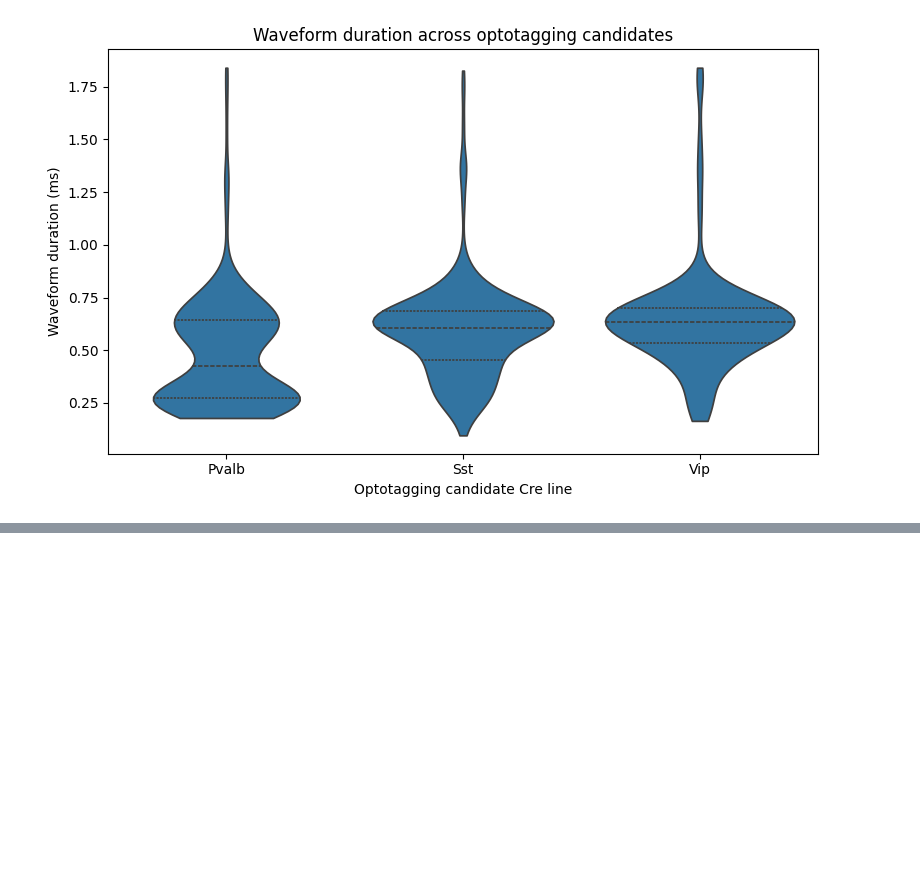
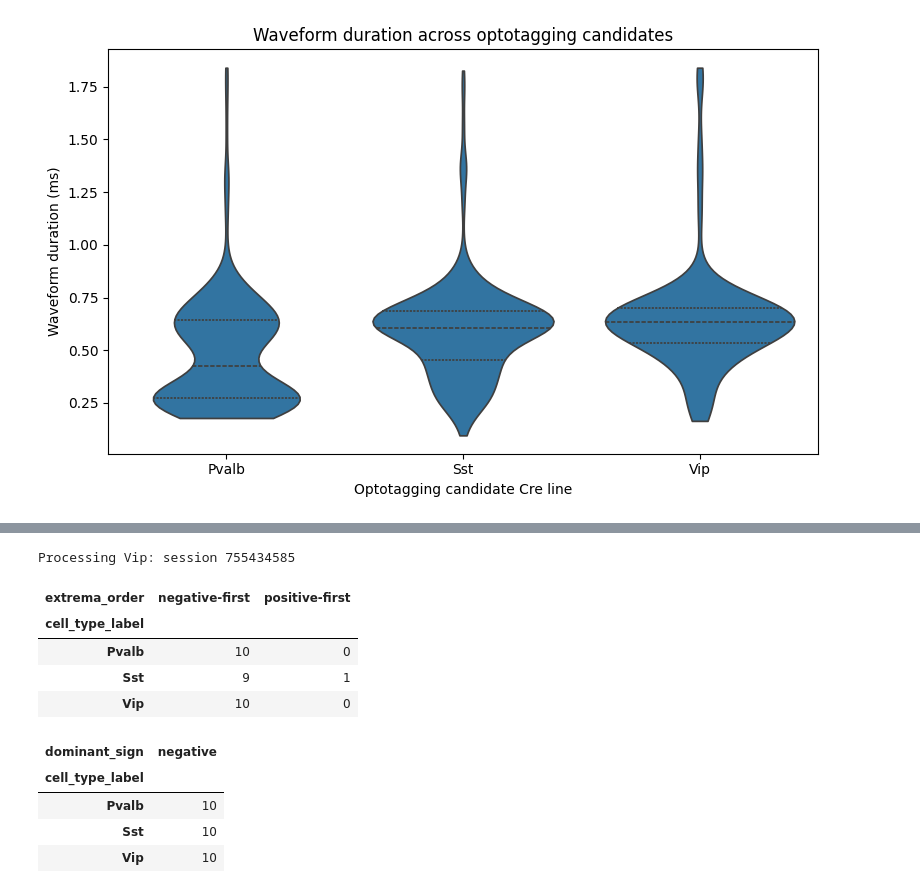
Before and after one commit to KeanuVentura/spikes2slope, a Jupyter notebook: waveform.ipynb, the cells around one changed output, grey strips where cells are left out. Saved outputs shown, nothing was run; the diff lists cells and outputs as text; code cells hidden in the pictures; blank space fills up the shorter version.

```diff
--- a/waveform.ipynb
+++ b/waveform.ipynb
@@ -259,0 +262,69 @@ plt.show()
+# %%
+
+import numpy as np
+import pandas as pd
+
+polarity_results = []
+rng = np.random.default_rng(42)
+
+for cell_type in ["Pvalb", "Sst", "Vip"]:
+    candidates = tagged[
+        tagged["cell_type_label"] == cell_type
+    ]
+
+    # Choose the session with the most candidates.
+    session_id = int(
+        candidates["ecephys_session_id"].value_counts().idxmax()
+    )
+
+    sample = candidates[
+        candidates["ecephys_session_id"] == session_id
+    ].sample(n=10, random_state=42)
+
+    print(f"Processing {cell_type}: session {session_id}", flush=True)
+    session = cache.get_session_data(session_id)
+
+    for _, unit in sample.iterrows():
+        unit_id = int(unit["unit_id"])
+        peak_channel = int(
+            session.units.loc[unit_id, "peak_channel_id"]
+        )
+
+        trace = session.mean_waveforms[unit_id].sel(
+            channel_id=peak_channel
+        )
+
+        voltage = trace.values
+        time_ms = trace["time"].values * 1000
+
+        trough_idx = np.argmin(voltage)
+        peak_idx = np.argmax(voltage)
+
+        polarity_results.append({
+            "unit_id": unit_id,
+            "cell_type_label": cell_type,
+            "session_id": session_id,
+            "extrema_order": (
+                "negative-first"
+                if trough_idx < peak_idx
+                else "positive-first"
+            ),
+            "dominant_sign": (
+                "negative"
+                if abs(voltage[trough_idx]) >= abs(voltage[peak_idx])
+                else "positive"
+            )
+        })
+
+polarity_df = pd.DataFrame(polarity_results)
+
+display(pd.crosstab(
+    polarity_df["cell_type_label"],
+    polarity_df["extrema_order"]
+))
+
+display(pd.crosstab(
+    polarity_df["cell_type_label"],
+    polarity_df["dominant_sign"]
+))
+# %% [output]
@@ -259,0 +333,11 @@ plt.show()
+Processing Vip: session 755434585
+| extrema_order | negative-first | positive-first |
+| cell_type_label |  |  |
+| Pvalb | 10 | 0 |
+| Sst | 9 | 1 |
+| Vip | 10 | 0 |
+| dominant_sign | negative |
+| cell_type_label |  |
+| Pvalb | 10 |
+| Sst | 10 |
+| Vip | 10 |
```
Also changed, not shown: parts of 7 cells of this notebook.
